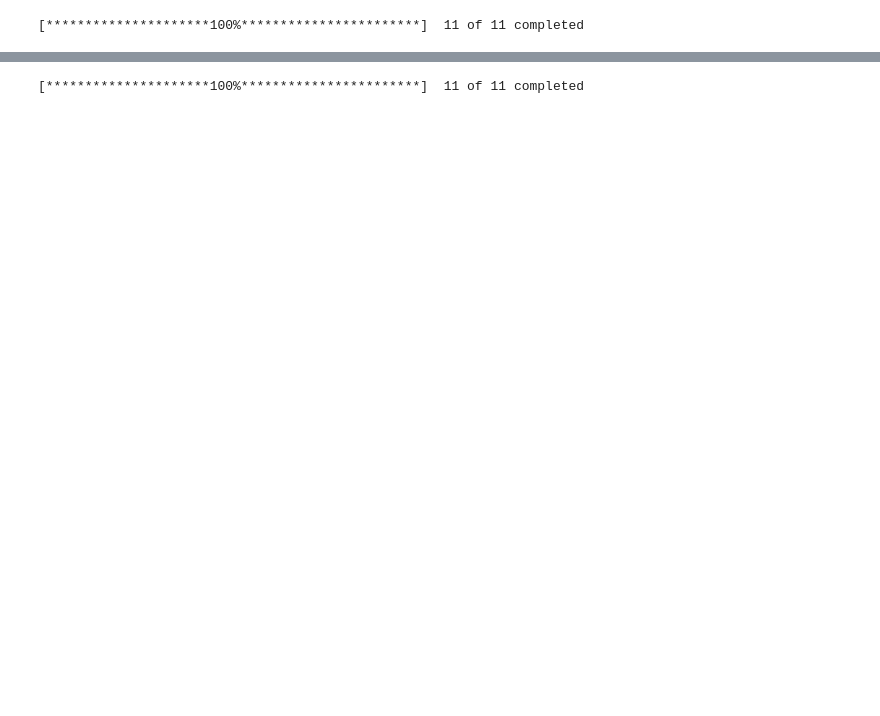
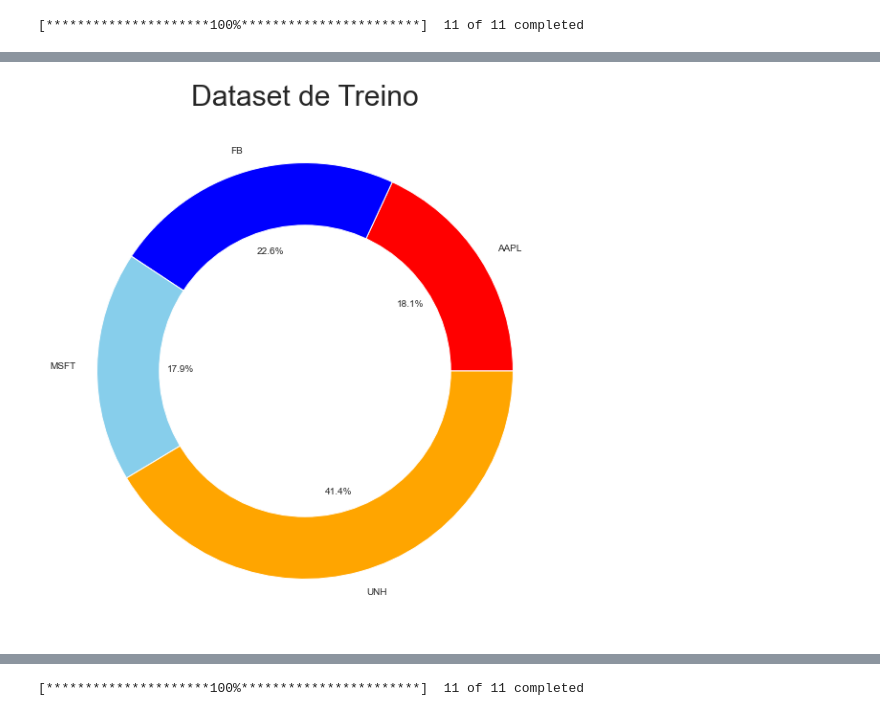
Before and after one commit to edno2819/Portfolio-Manager-by-Risk-and-Sharpe-optimization, a Jupyter notebook: Otimization portfolio/charts.ipynb, the cells around one changed output, grey strips where cells are left out. Cells and saved outputs as stored; diff of their text form; code cells hidden in the pictures; blank space fills up the shorter version.

```diff
--- a/Otimization portfolio/charts.ipynb
+++ b/Otimization portfolio/charts.ipynb
@@ -79,9 +87,19 @@ Indici Sharpe do portifólio: 0.526
+# %%
+lis = []
+name_lis = []
+for asset in fitted_params.keys():
+    if fitted_params[asset]>0.01:
+        lis.append(fitted_params[asset])
+        name_lis.append(asset)
 # %%
 plt.figure(figsize=(20,10))
-my_circle=plt.Circle( (0,0), 0.7, color='white')
-plt.pie(equilibre, labels=['n','q','v','s','f'], colors=['red','green','blue','skyblue','orange'],autopct='%1.1f%%')
+my_circle = plt.Circle( (0,0), 0.7, color='white')
+plt.pie(lis, labels=name_lis, colors=[COLORS[c] for c in range(len(lis))], autopct='%1.1f%%')
 p=plt.gcf()
 p.gca().add_artist(my_circle)
+plt.title('Dataset de Treino', fontsize=30)
 plt.show()
+# %% [output]
+[figure, added]
 # %%
 port.chart_to_portfolio()
```
Also changed, not shown: parts of 11 cells of this notebook, 41 other files.
